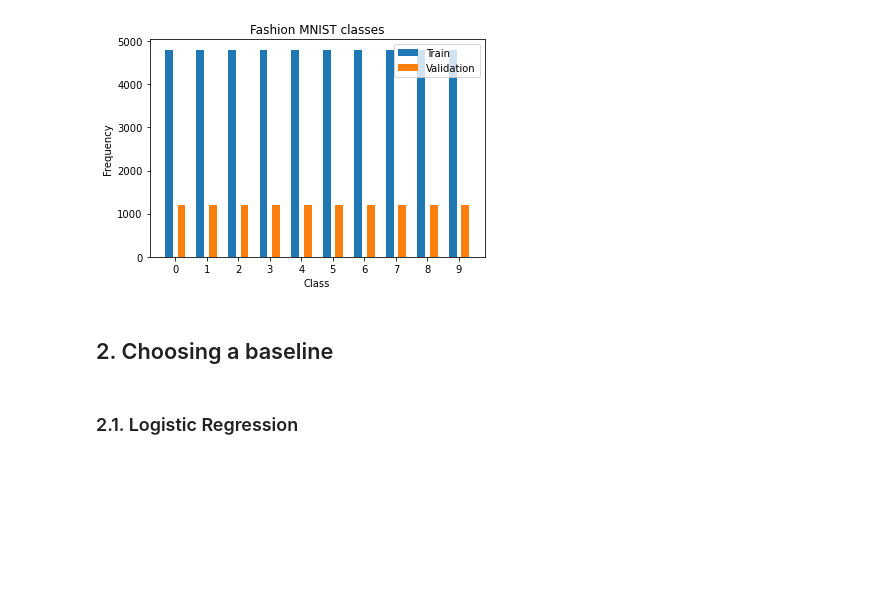
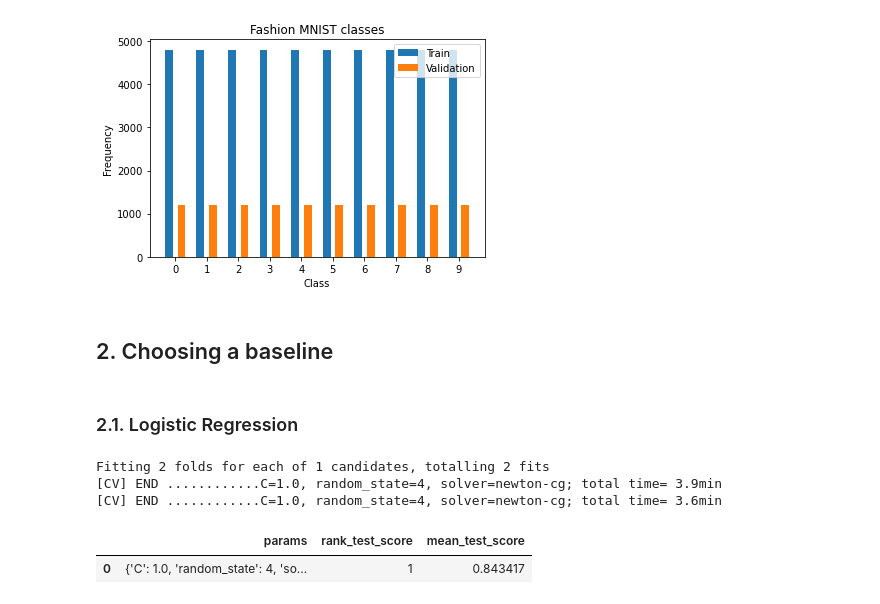
Before and after one commit to gdquintero/machine_learning_project, a Jupyter notebook: main.ipynb, the cells around one changed output. Drawn from its saved outputs; the diff is of its cells as text; code cells hidden in the pictures; blank space fills up the shorter version.

```diff
--- a/main.ipynb
+++ b/main.ipynb
@@ -89,11 +91,11 @@ X_test: Max =  0.003921569  Min =  0.0
 # %% [markdown]
 ## 1. Preparacao do dataset
 # %%
-N, d = X_train.shape
+N, d = x_train.shape
 index = np.arange(N)
 
-X_Dtrain,X_Dval,y_Dtrain,y_Dval,index_Dtrain,index_Dval = \
-train_test_split(X_train,y_train,index,train_size=0.80,random_state=4,stratify=y_train)
+x_Dtrain,x_Dval,y_Dtrain,y_Dval,index_Dtrain,index_Dval = \
+train_test_split(x_train,y_train,index,train_size=0.80,random_state=4,stratify=y_train)
 
 print_frequency(y_Dtrain,y_Dval)
 # %% [output]
@@ -103,4 +105,24 @@ print_frequency(y_Dtrain,y_Dval)
 # %% [markdown]
 ### 2.1. Logistic Regression
 # %%
-solver = 'newton-cg'
+#Logistic Regression
+
+model_lgreg = LogisticRegression()
+solvers_lgreg = ['newton-cg']
+c_values_lgreg = [1.0]
+grid_lgreg = dict(solver=solvers_lgreg,C=c_values_lgreg,random_state=[4])
+
+time_lgreg = time.time()
+grid_search_lgreg = GridSearchCV(estimator=model_lgreg, param_grid=grid_lgreg, scoring='accuracy',verbose=2,
+            cv=skl.model_selection.StratifiedKFold(n_splits=2,random_state=4,shuffle=True).split(x_Dtrain,y_Dtrain))
+grid_result_lgreg = grid_search_lgreg.fit(x_Dtrain, y_Dtrain)
+
+time_lgreg = time.time() - time_lgreg
+
+pd.DataFrame(grid_result_lgreg.cv_results_)[['params','rank_test_score','mean_test_score']].sort_values(by=['rank_test_score'])
+# %% [output]
+Fitting 2 folds for each of 1 candidates, totalling 2 fits
+[CV] END ............C=1.0, random_state=4, solver=newton-cg; total time= 3.9min
+[CV] END ............C=1.0, random_state=4, solver=newton-cg; total time= 3.6min
+|  | params | rank_test_score | mean_test_score |
+| 0 | {'C': 1.0, 'random_state': 4, 'so... | 1 | 0.843417 |
```
Also changed, not shown: parts of 5 cells of this notebook, 6 other files.
